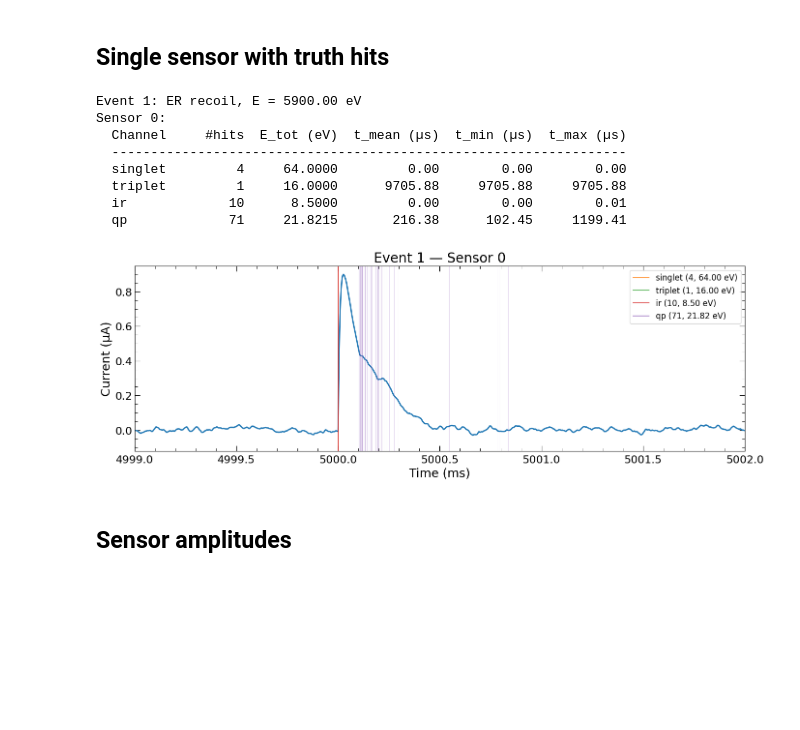
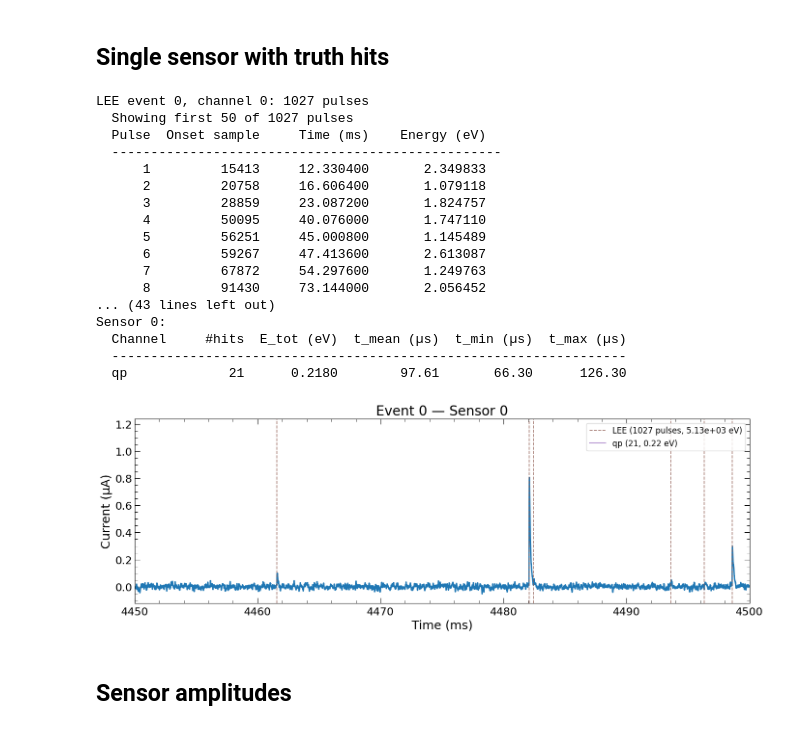
Before and after one commit to spice-herald/pytessim, a Jupyter notebook: scripts/event_viewer.ipynb, the cells around one changed output. Saved outputs shown, nothing was run; the diff lists cells and outputs as text; code cells hidden in the pictures; blank space fills up the shorter version.

```diff
--- a/scripts/event_viewer.ipynb
+++ b/scripts/event_viewer.ipynb
@@ -10,9 +10,9 @@ All functionality lives in the `EventLoader` class in `event_viewer_funcs.py`.
 import event_viewer_funcs as EVF
 # %%
 # --- USER CONFIG ---
-#TRACE_PATH = '../outputs/continuous_I9_D20261104_T111430/'
-TRACE_PATH = '../outputs/continuous_I9_D20261104_T114752/'
-HEST_H5_PATH = '../inputs/Spectrum_Mono_ER_energyMin_5900_energyMax_5900_nEvents_10000_seed_42069_HeraldLBNL_TopOnly.h5'
+#TRACE_PATH = '../outputs/continuous_I9_D20261104_T114752/'
+TRACE_PATH = '../outputs/continuous_I9_D20261116_T104637/'
+HEST_H5_PATH = '../../Sims_Outputs/HeRM/Spectrum_Mono_ER_energyMin_20_energyMax_20_nEvents_1000_seed_42069_HeraldLBNL_TopOnly_vtxPoint_0.0_0.0_2.5.h5'
 FS = 1.25e6
 LEE_H5_PATH = None  # Auto-discover TRACE_PATH/salting/lee_truth.hdf5
 SHOW_LEE = True
@@ -48,19 +52,28 @@ loader.plot_all_sensors_with_truth(event_idx, ds_factor=1, xlim=(4999.5, 5002))
 # %% [markdown]
 ## Single sensor with truth hits
 # %%
-event_idx = 1
+event_idx = 0
 sensor_idx = 0
-loader.plot_sensor_with_truth(event_idx, sensor_idx, xlim=(4999, 5002))
+loader.plot_sensor_with_truth(event_idx, sensor_idx, xlim=(4450, 4500))
 # %% [output]
-Event 1: ER recoil, E = 5900.00 eV
+LEE event 0, channel 0: 1027 pulses
+  Showing first 50 of 1027 pulses
+  Pulse  Onset sample     Time (ms)    Energy (eV)
+  --------------------------------------------------
+      1         15413     12.330400       2.349833
+      2         20758     16.606400       1.079118
+      3         28859     23.087200       1.824757
+      4         50095     40.076000       1.747110
+      5         56251     45.000800       1.145489
+      6         59267     47.413600       2.613087
+      7         67872     54.297600       1.249763
+      8         91430     73.144000       2.056452
+... (43 lines left out)
 Sensor 0:
   Channel     #hits  E_tot (eV)  t_mean (µs)  t_min (µs)  t_max (µs)
   ------------------------------------------------------------------
-  singlet         4     64.0000         0.00        0.00        0.00
-  triplet         1     16.0000      9705.88     9705.88     9705.88
-  ir             10      8.5000         0.00        0.00        0.01
-  qp             71     21.8215       216.38      102.45     1199.41
+  qp             21      0.2180        97.61       66.30      126.30
-[figure, old version]
+[figure, new version]
 # %% [markdown]
 ## Sensor amplitudes
 # %%
```
Also changed, not shown: parts of 3 cells of this notebook, 2 other files.
